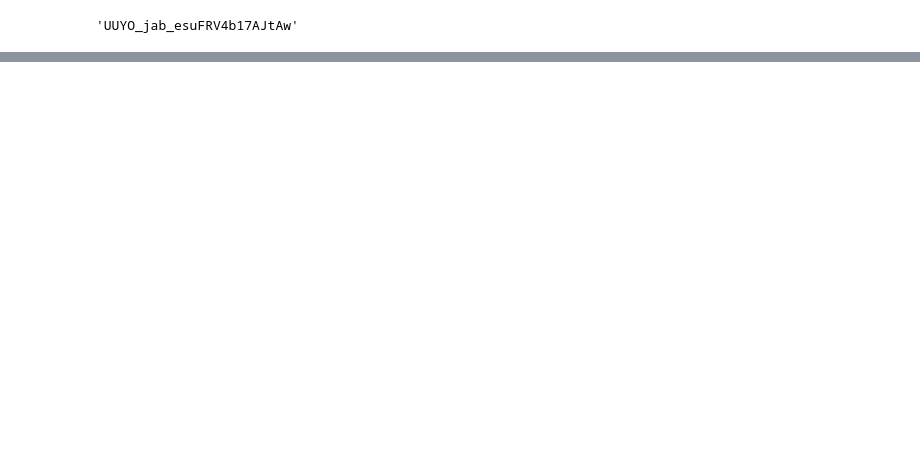
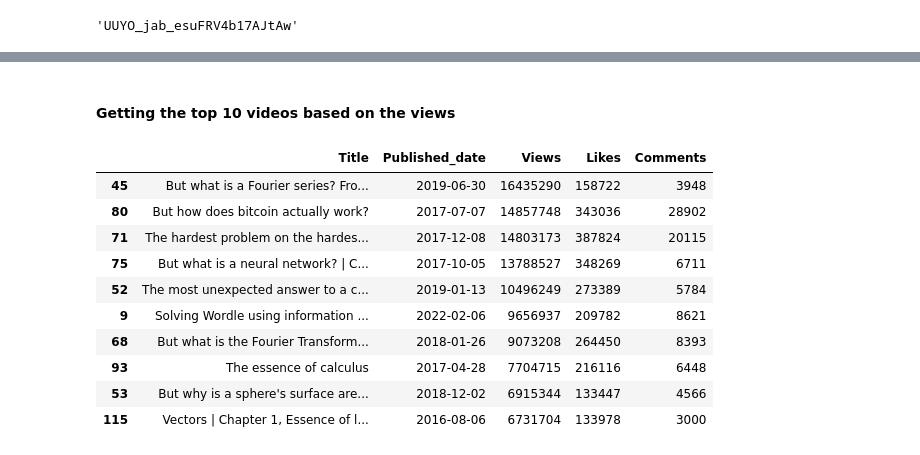
Before and after one commit to KZadka/YouTubeAnalizer, a Jupyter notebook: YT_scrap_and_analize.ipynb, the cells around one changed output, grey strips where cells are left out. Cells and saved outputs as stored; diff of their text form; code cells hidden in the pictures; blank space fills up the shorter version.

```diff
--- a/YT_scrap_and_analize.ipynb
+++ b/YT_scrap_and_analize.ipynb
@@ -190,0 +238,2 @@ video_data
+# %% [markdown]
+#### Getting the top 10 videos based on the views
@@ -190,0 +242,14 @@ video_data
+# %%
+top10_videos
+# %% [output]
+|  | Title | Published_date | Views | Likes | Comments |
+| 45 | But what is a Fourier series? Fro... | 2019-06-30 | 16435290 | 158722 | 3948 |
+| 80 | But how does bitcoin actually work? | 2017-07-07 | 14857748 | 343036 | 28902 |
+| 71 | The hardest problem on the hardes... | 2017-12-08 | 14803173 | 387824 | 20115 |
+| 75 | But what is a neural network? | C... | 2017-10-05 | 13788527 | 348269 | 6711 |
+| 52 | The most unexpected answer to a c... | 2019-01-13 | 10496249 | 273389 | 5784 |
+| 9 | Solving Wordle using information ... | 2022-02-06 | 9656937 | 209782 | 8621 |
+| 68 | But what is the Fourier Transform... | 2018-01-26 | 9073208 | 264450 | 8393 |
+| 93 | The essence of calculus | 2017-04-28 | 7704715 | 216116 | 6448 |
+| 53 | But why is a sphere's surface are... | 2018-12-02 | 6915344 | 133447 | 4566 |
+| 115 | Vectors | Chapter 1, Essence of l... | 2016-08-06 | 6731704 | 133978 | 3000 |
```
Also changed, not shown: parts of 31 cells of this notebook.
